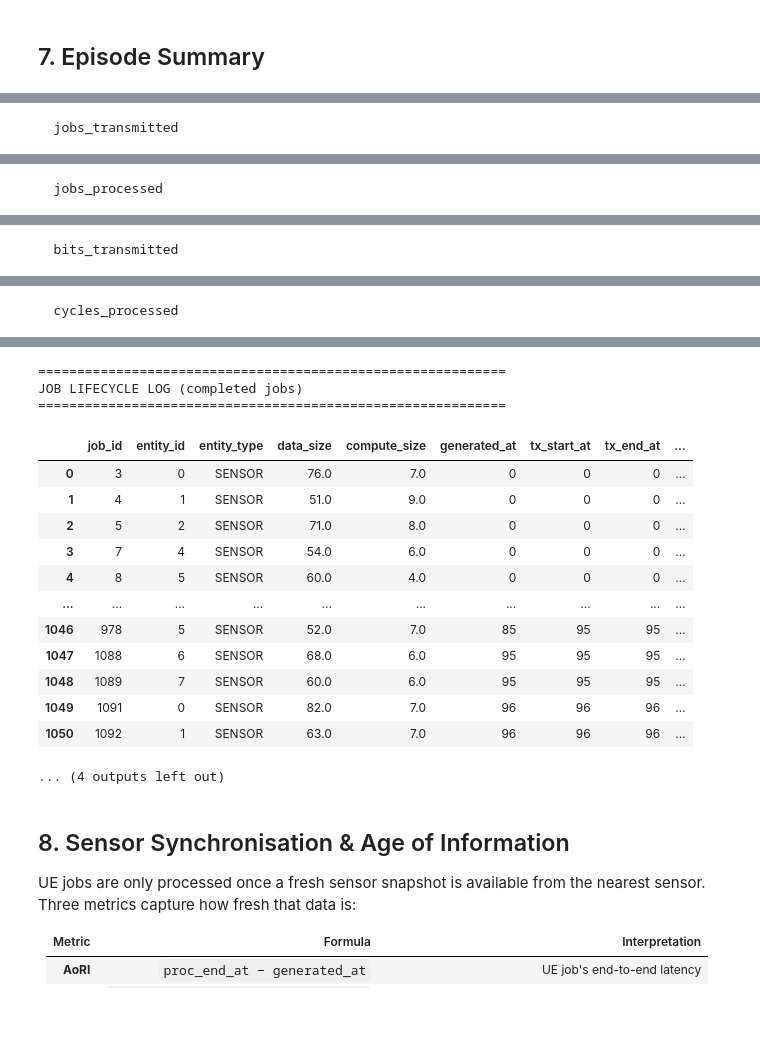
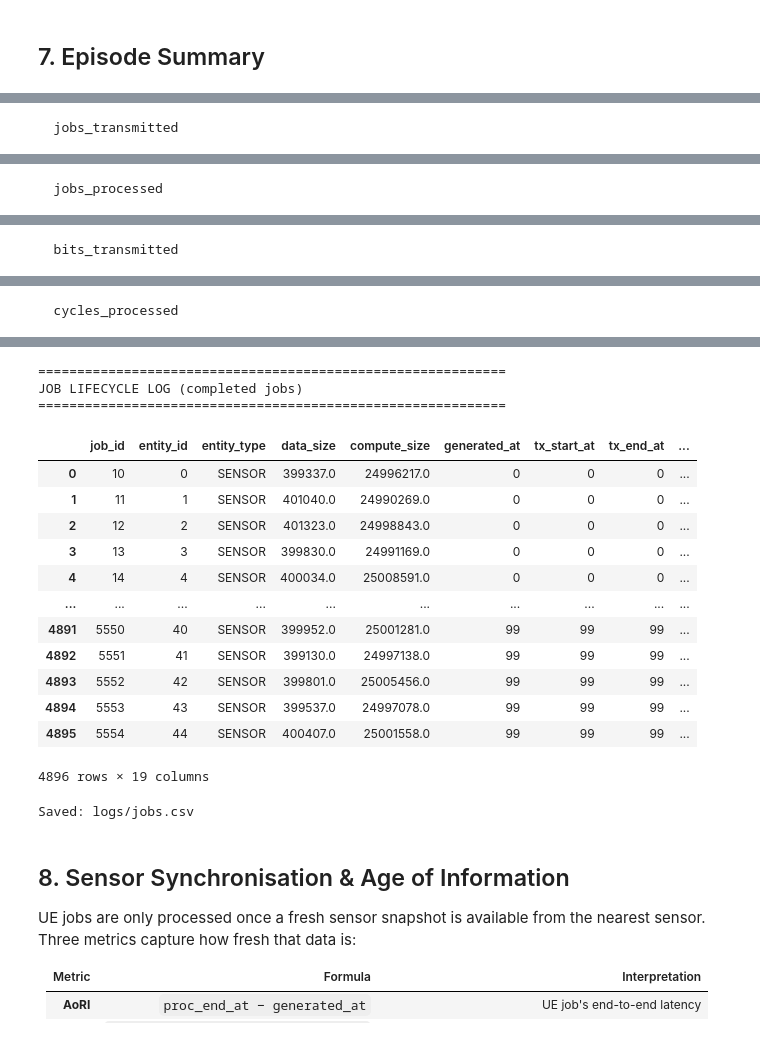
Before and after one commit to elifohri/MetaLore-simulator, a Jupyter notebook: test_metrics_notebook.ipynb, the cells around one changed output, grey strips where cells are left out. Drawn from its saved outputs; the diff is of its cells as text; code cells hidden in the pictures.

````diff
--- a/test_metrics_notebook.ipynb
+++ b/test_metrics_notebook.ipynb
@@ -114,7 +114,7 @@ obs, r, term, trunc, info = env.step([bw_split, comp_split])         # advance o
 ```
 # %%
 # Create environment
-env = SingleCellEnv(config=small_config())
+env = SingleCellEnv(config=default_config())
 obs, info = env.reset()
 
 print("="*60)
@@ -305,0 +317,30 @@ sensor_proc_queue_jobs
+# %%
+times = env.metrics.step_totals["time"]
+tx_data = env.metrics.step_per_entity["tx_queue_jobs"]
+
+ue_tx   = {f"UE {eid}": vals for (etype, eid), vals in sorted(tx_data.items()) if etype == "UE"}
+sen_tx  = {f"Sensor {eid}": vals for (etype, eid), vals in sorted(tx_data.items()) if etype == "SENSOR"}
+ue_proc = {f"BS {bid}": vals for bid, vals in env.metrics.step_per_bs["ue_proc_queue_jobs"].items()}
+sn_proc = {f"BS {bid}": vals for bid, vals in env.metrics.step_per_bs["sensor_proc_queue_jobs"].items()}
+
+fig, axes = plt.subplots(2, 2, figsize=(16, 8))
+fig.suptitle("Queue Sizes Over Time", fontsize=14, fontweight="bold")
+
+panels = [
+    (axes[0, 0], ue_tx,   "UE TX queues (comm)",        "# jobs in TX queue"),
+    (axes[0, 1], sen_tx,  "Sensor TX queues (comm)",     "# jobs in TX queue"),
+    (axes[1, 0], ue_proc, "UE proc queues at BS (comp)", "# jobs in proc queue"),
+    (axes[1, 1], sn_proc, "Sensor proc queues at BS (comp)", "# jobs in proc queue"),
+]
+
+for ax, data, title, ylabel in panels:
+    for label, vals in data.items():
+        ax.plot(times, vals, label=label, linewidth=1)
+    ax.set_title(title)
+    ax.set_xlabel("timestep")
+    ax.set_ylabel(ylabel)
+    if len(data) <= 20:  # only show legend when not too crowded
+        ax.legend(fontsize=6, ncol=2)
+
+plt.tight_layout()
+plt.show()
@@ -415,14 +458,6 @@ if not job_df.empty:
     ipd.display(job_df)
     env.job_tracker.save_log("logs/jobs.csv")
     print("Saved: logs/jobs.csv")
-
-# All generated jobs via monitor
-print()
-print("="*60)
-print("ALL GENERATED JOBS (monitor)")
-print("="*60)
-monitor_df = env.monitor.dataframe()
-ipd.display(monitor_df)
 # %% [output]
 ============================================================
 EPISODE TOTALS
@@ -520,19 +570,20 @@ EPISODE PER-ENTITY TOTALS
 ============================================================
 JOB LIFECYCLE LOG (completed jobs)
 ============================================================
 |  | job_id | entity_id | entity_type | data_size | compute_size | generated_at | tx_start_at | tx_end_at | ... |
-| 0 | 3 | 0 | SENSOR | 76.0 | 7.0 | 0 | 0 | 0 | ... |
-| 1 | 4 | 1 | SENSOR | 51.0 | 9.0 | 0 | 0 | 0 | ... |
-| 2 | 5 | 2 | SENSOR | 71.0 | 8.0 | 0 | 0 | 0 | ... |
-| 3 | 7 | 4 | SENSOR | 54.0 | 6.0 | 0 | 0 | 0 | ... |
-| 4 | 8 | 5 | SENSOR | 60.0 | 4.0 | 0 | 0 | 0 | ... |
+| 0 | 10 | 0 | SENSOR | 399337.0 | 24996217.0 | 0 | 0 | 0 | ... |
+| 1 | 11 | 1 | SENSOR | 401040.0 | 24990269.0 | 0 | 0 | 0 | ... |
+| 2 | 12 | 2 | SENSOR | 401323.0 | 24998843.0 | 0 | 0 | 0 | ... |
+| 3 | 13 | 3 | SENSOR | 399830.0 | 24991169.0 | 0 | 0 | 0 | ... |
+| 4 | 14 | 4 | SENSOR | 400034.0 | 25008591.0 | 0 | 0 | 0 | ... |
 | ... | ... | ... | ... | ... | ... | ... | ... | ... | ... |
-| 1046 | 978 | 5 | SENSOR | 52.0 | 7.0 | 85 | 95 | 95 | ... |
-| 1047 | 1088 | 6 | SENSOR | 68.0 | 6.0 | 95 | 95 | 95 | ... |
-| 1048 | 1089 | 7 | SENSOR | 60.0 | 6.0 | 95 | 95 | 95 | ... |
-| 1049 | 1091 | 0 | SENSOR | 82.0 | 7.0 | 96 | 96 | 96 | ... |
-| 1050 | 1092 | 1 | SENSOR | 63.0 | 7.0 | 96 | 96 | 96 | ... |
+| 4891 | 5550 | 40 | SENSOR | 399952.0 | 25001281.0 | 99 | 99 | 99 | ... |
+| 4892 | 5551 | 41 | SENSOR | 399130.0 | 24997138.0 | 99 | 99 | 99 | ... |
+| 4893 | 5552 | 42 | SENSOR | 399801.0 | 25005456.0 | 99 | 99 | 99 | ... |
+| 4894 | 5553 | 43 | SENSOR | 399537.0 | 24997078.0 | 99 | 99 | 99 | ... |
+| 4895 | 5554 | 44 | SENSOR | 400407.0 | 25001558.0 | 99 | 99 | 99 | ... |
-... (4 outputs left out)
+4896 rows × 19 columns
+Saved: logs/jobs.csv
 # %% [markdown]
 ## 8. Sensor Synchronisation & Age of Information
 
````
Also changed, not shown: parts of 10 cells of this notebook, 12 other files.
